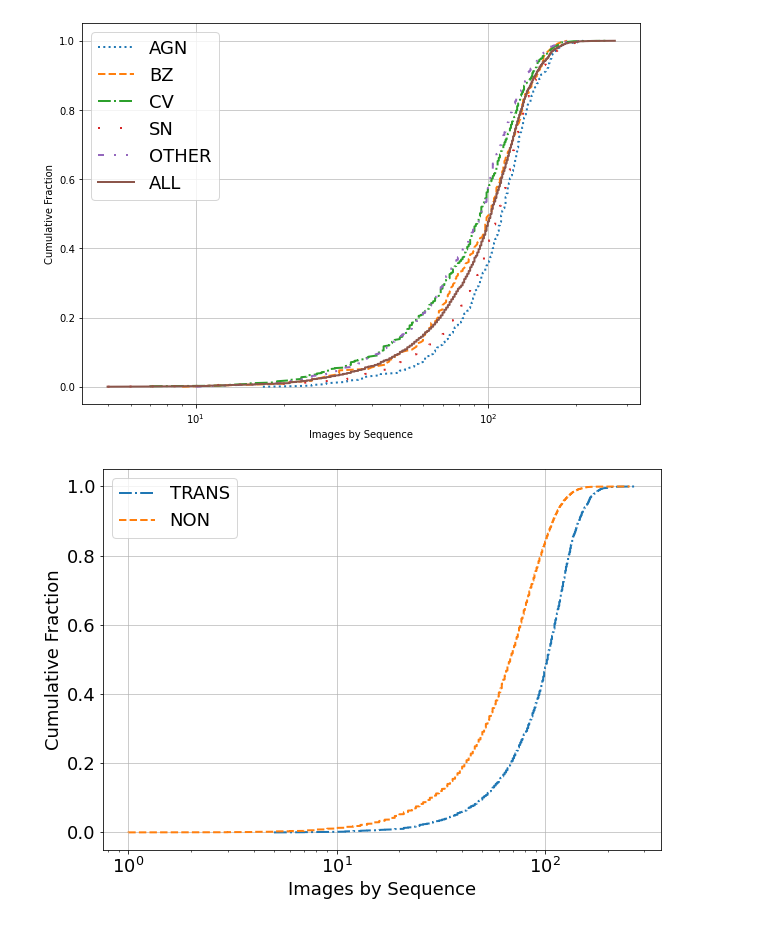
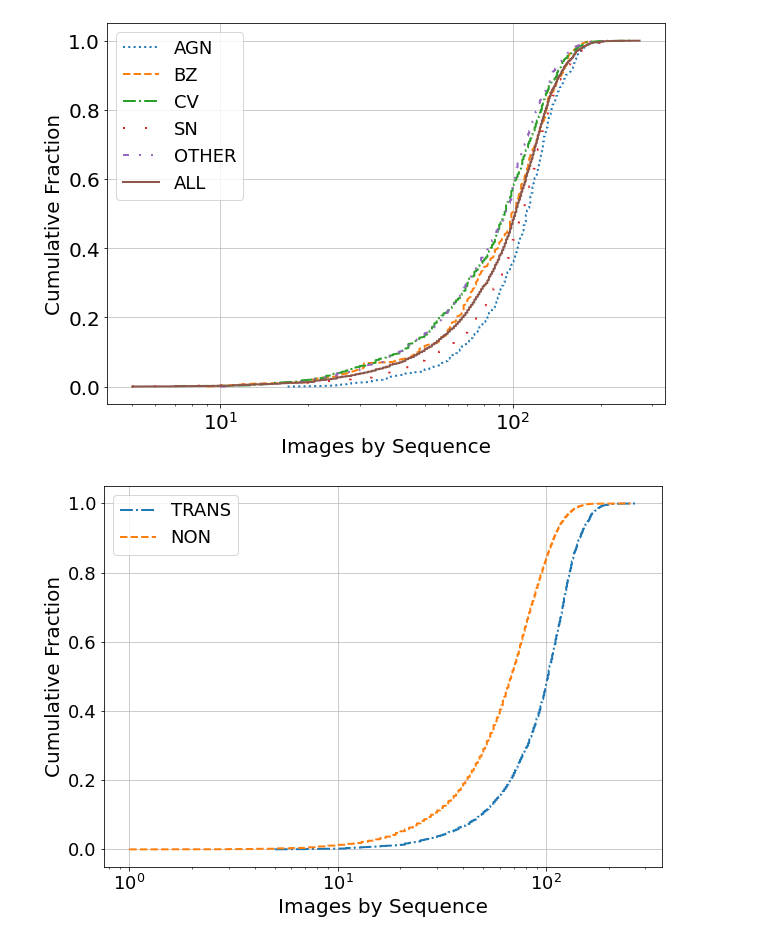
Before and after one commit to jsuarez314/tao, a Jupyter notebook: Explore_dataset.ipynb, the cells around one changed output. Drawn from its saved outputs; the diff is of its cells as text; code cells hidden in the pictures.

```diff
--- a/Explore_dataset.ipynb
+++ b/Explore_dataset.ipynb
@@ -21,8 +24,8 @@ pbar = tqdm.tqdm(total=len(files))
 for file in files:
     for tclass in TClasses:
         if (tclass in file) == True:
+            data, h = fitsio.read(file, header=True)
             classes.append(tclass)
-            data, h = fitsio.read(file, header=True)
             nimages_seq.append(h['N_IMAGES'])
             hdu_max = max(np.array(fitsio.read(file, ext=1)['HDU_Ext'], dtype=int))
             hdu_min = min(np.array(fitsio.read(file, ext=1)['HDU_Ext'], dtype=int))
@@ -30,6 +33,8 @@ for file in files:
             signal = []
             for ext in range(hdu_min,hdu_max+1):
                 image = fitsio.read(file, ext=ext)
+                if np.std(image) == 0:
+                    print(file)
                 signal_noise.append(np.average(image)/np.std(image))
                 signal.append(np.average(image))
             signal_noise_median.append(np.median(signal_noise))
@@ -65,27 +70,27 @@ SN 1355
 # %%
 fig = plt.figure(figsize=(10,7))
 for tclass, z in zip(['AGN','BZ','CV','SN','OTHER'],[':','--','-.',(0, (1, 10)),(0, (3, 5, 1, 5, 1, 5))]):
     ii = (tclass == classes)
     nimages = np.sort(nimages_seq[ii])
     n_points = len(nimages)
     plt.plot(nimages, np.linspace(0,1,n_points), label=tclass, linestyle=z, linewidth=2)
 
 font = {'size' : 18}
 matplotlib.rc('font', **font)
 
 ii = (classes != 'NON')
 nimages = np.sort(nimages_seq[ii])
 n_points = len(nimages)
 plt.plot(nimages, np.linspace(0,1,n_points), label='ALL', linestyle='-', linewidth=2)
 plt.grid(alpha=0.8)
-plt.xlabel('Images by Sequence')
-plt.ylabel('Cumulative Fraction')
+plt.xlabel('Images by Sequence', fontsize=20)
+plt.ylabel('Cumulative Fraction', fontsize=20)
 plt.xscale('log')
 plt.legend(markerscale=2.)
 plt.savefig('./figs/cumulative_NSequence_classes.pdf', bbox_inches='tight')
 plt.show()
 # %% [output]
-[figure, old version]
+[figure, new version]
 # %%
 fig = plt.figure(figsize=(10,7))
 
@@ -101,13 +106,13 @@ plt.plot(nimages, np.linspace(0,1,n_points), label='NON', linestyle='--', linewi
 
 plt.legend(markerscale=2.)
 plt.grid(alpha=0.8)
-plt.xlabel('Images by Sequence')
-plt.ylabel('Cumulative Fraction')
+plt.xlabel('Images by Sequence', fontsize=20)
+plt.ylabel('Cumulative Fraction', fontsize=20)
 plt.xscale('log')
 plt.savefig('./figs/cumulative_NSequence_TvsNT.pdf', bbox_inches='tight')
 plt.show()
 # %% [output]
-[figure, old version]
+[figure, new version]
 # %%
 fig = plt.figure(figsize=(10,7))
 for tclass, z in zip(['AGN','BZ','CV','SN','OTHER'],[':','--','-.',(0, (1, 10)),(0, (3, 5, 1, 5, 1, 5))]):
```
Also changed, not shown: parts of 9 cells of this notebook, 20 other files.
